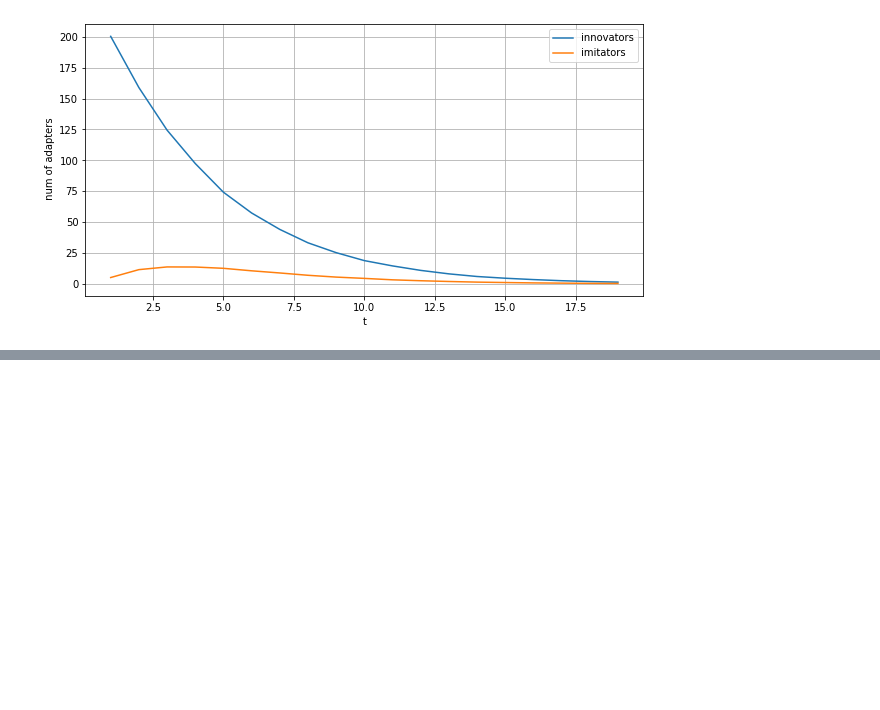
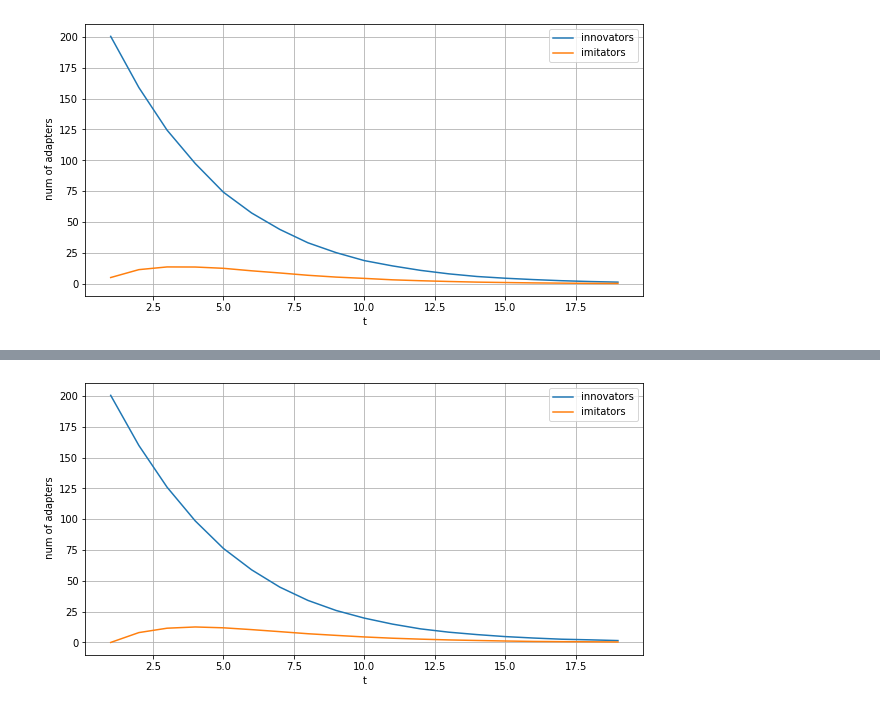
Before and after one commit to rogulforce/agent_based_modelling, a Jupyter notebook: assignment_6/presentation.ipynb, the cells around one changed output, grey strips where cells are left out. Cells and saved outputs as stored; diff of their text form; code cells hidden in the pictures; blank space fills up the shorter version.

```diff
--- a/assignment_6/presentation.ipynb
+++ b/assignment_6/presentation.ipynb
@@ -149,0 +187,4 @@ get_density_plot(vals)
+# %%
+get_density_plot(vals)
+# %% [output]
+[figure, added]
```
Also changed, not shown: parts of 7 cells of this notebook, 1 other file.
